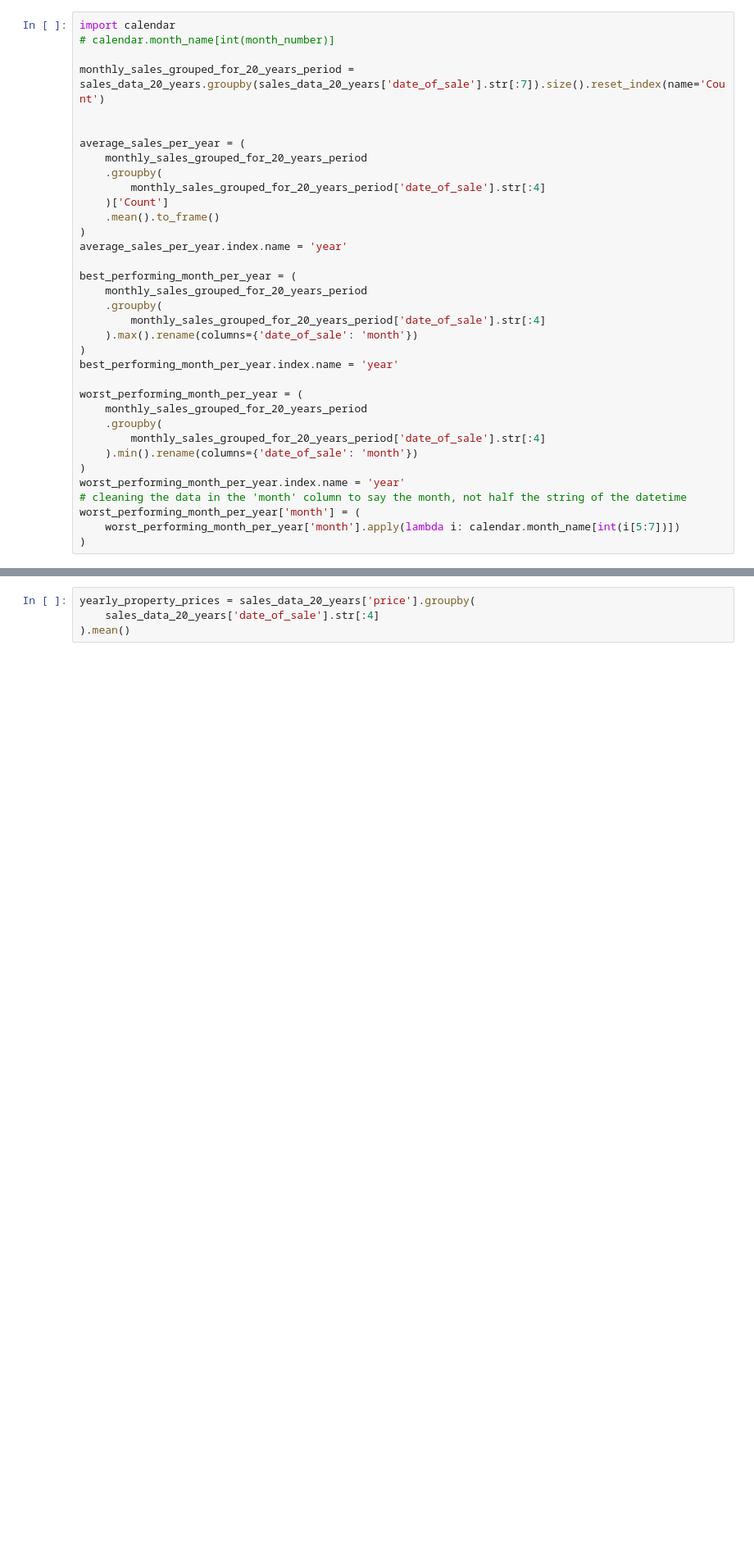
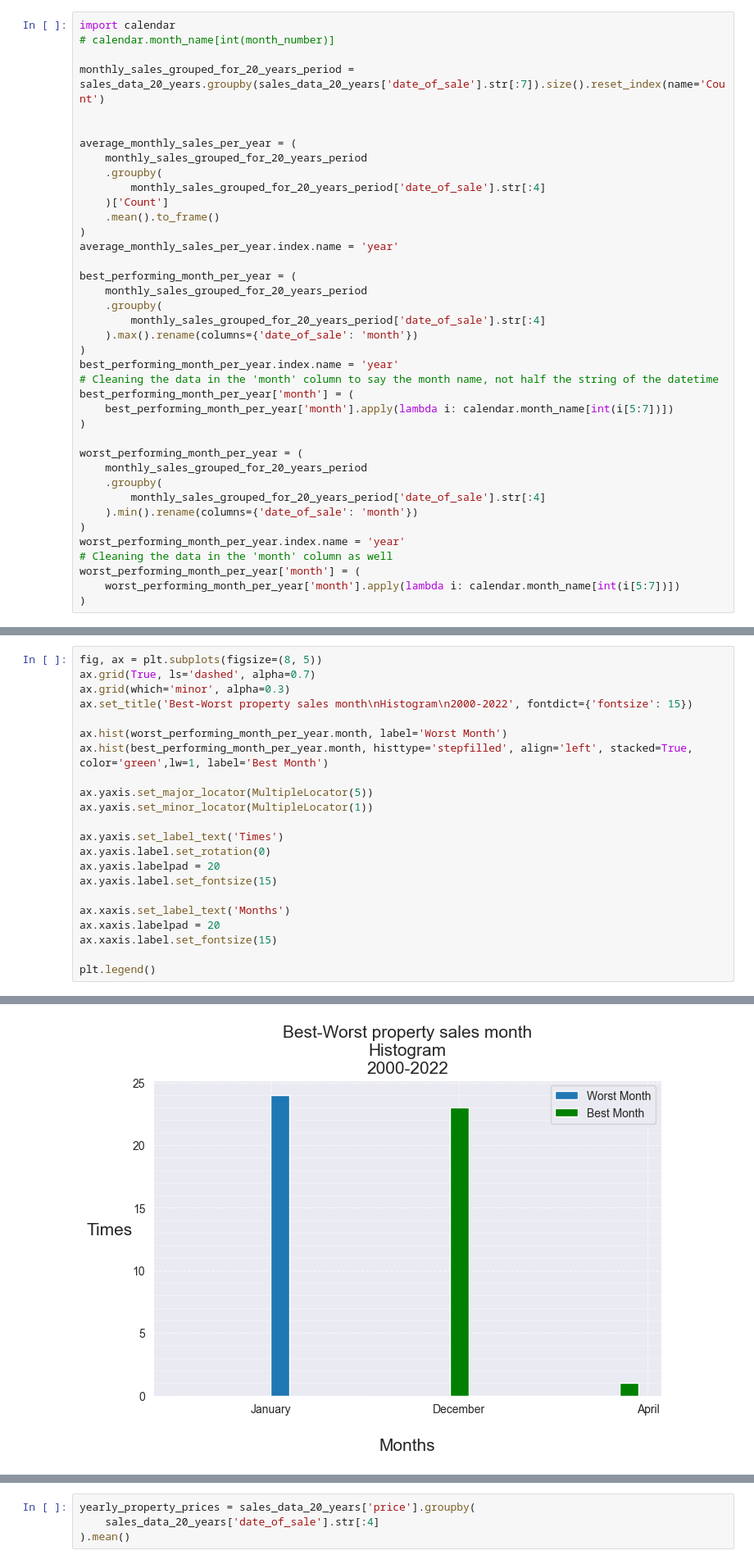
Before and after one commit to Dan-Mihaylov/Economic-Data-Analysis, a Jupyter notebook: uk_house_market_data_analysis.ipynb, the cells around one changed output, grey strips where cells are left out. Shown: that part at 82% size. Cells and saved outputs as stored; diff of their text form; blank space fills up the shorter version.

Commit message:
Visualising best-worst months for sales
Now that I have the data for best and worst performing months, visualise them on a histogram

```diff
--- a/uk_house_market_data_analysis.ipynb
+++ b/uk_house_market_data_analysis.ipynb
@@ -319,14 +321,14 @@ import calendar
 monthly_sales_grouped_for_20_years_period = sales_data_20_years.groupby(sales_data_20_years['date_of_sale'].str[:7]).size().reset_index(name='Count')
 
 
-average_sales_per_year = (
+average_monthly_sales_per_year = (
     monthly_sales_grouped_for_20_years_period
     .groupby(
         monthly_sales_grouped_for_20_years_period['date_of_sale'].str[:4]
     )['Count']
     .mean().to_frame()
 )
-average_sales_per_year.index.name = 'year'
+average_monthly_sales_per_year.index.name = 'year'
 
 best_performing_month_per_year = (
     monthly_sales_grouped_for_20_years_period
@@ -335,6 +337,10 @@ best_performing_month_per_year = (
     ).max().rename(columns={'date_of_sale': 'month'})
 )
 best_performing_month_per_year.index.name = 'year'
+# Cleaning the data in the 'month' column to say the month name, not half the string of the datetime
+best_performing_month_per_year['month'] = (
+    best_performing_month_per_year['month'].apply(lambda i: calendar.month_name[int(i[5:7])])
+)
 
 worst_performing_month_per_year = (
     monthly_sales_grouped_for_20_years_period
@@ -343,7 +349,7 @@ worst_performing_month_per_year = (
     ).min().rename(columns={'date_of_sale': 'month'})
 )
 worst_performing_month_per_year.index.name = 'year'
-# cleaning the data in the 'month' column to say the month, not half the string of the datetime
+# Cleaning the data in the 'month' column as well
 worst_performing_month_per_year['month'] = (
     worst_performing_month_per_year['month'].apply(lambda i: calendar.month_name[int(i[5:7])])
 )
@@ -368,0 +359,23 @@ worst_performing_month_per_year['month'] = (
+# %%
+fig, ax = plt.subplots(figsize=(8, 5))
+ax.grid(True, ls='dashed', alpha=0.7)
+ax.grid(which='minor', alpha=0.3)
+ax.set_title('Best-Worst property sales month\nHistogram\n2000-2022', fontdict={'fontsize': 15})
+
+ax.hist(worst_performing_month_per_year.month, label='Worst Month')
+ax.hist(best_performing_month_per_year.month, histtype='stepfilled', align='left', stacked=True, color='green',lw=1, label='Best Month')
+
+ax.yaxis.set_major_locator(MultipleLocator(5))
+ax.yaxis.set_minor_locator(MultipleLocator(1))
+
+ax.yaxis.set_label_text('Times')
+ax.yaxis.label.set_rotation(0)
+ax.yaxis.labelpad = 20
+ax.yaxis.label.set_fontsize(15)
+
+ax.xaxis.set_label_text('Months')
+ax.xaxis.labelpad = 20
+ax.xaxis.label.set_fontsize(15)
+
+plt.legend()
+# %% [output]
@@ -369,3 +383,4 @@ worst_performing_month_per_year['month'] = (
+[figure, added]
 # %% [markdown]
 
 # Next Steps
```
Also changed, not shown: parts of 6 cells of this notebook.
